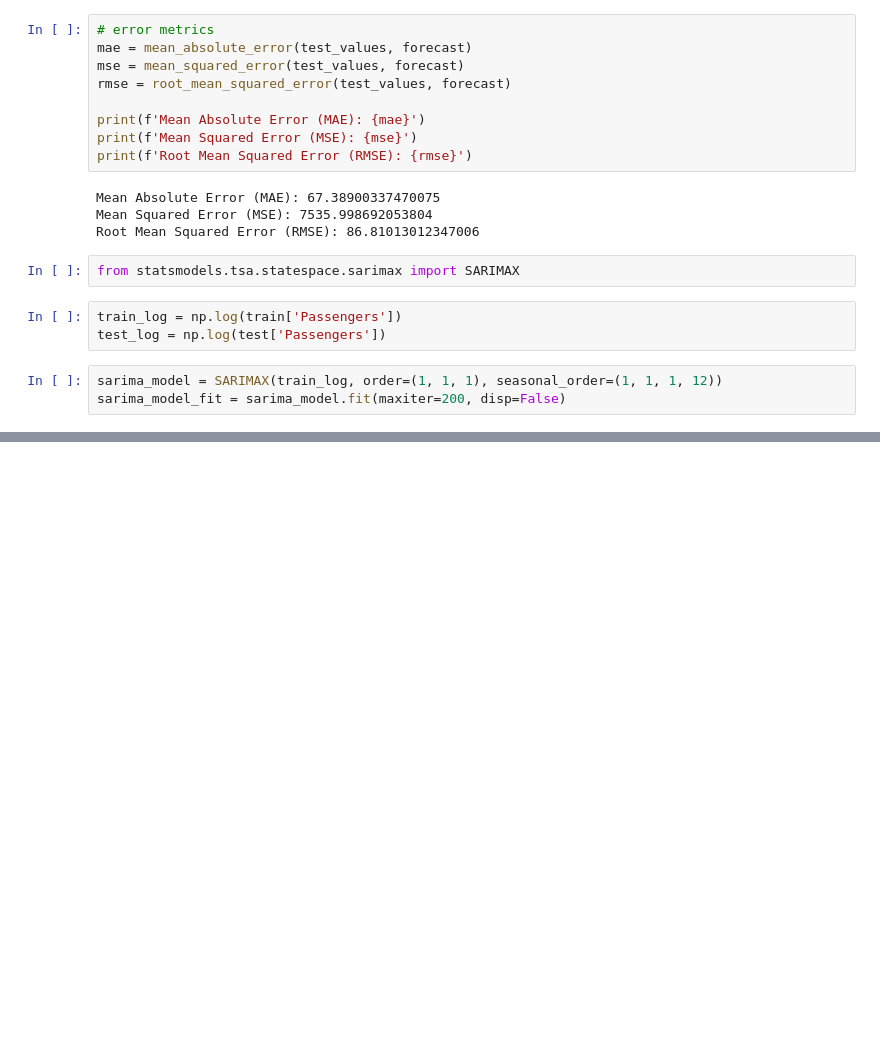
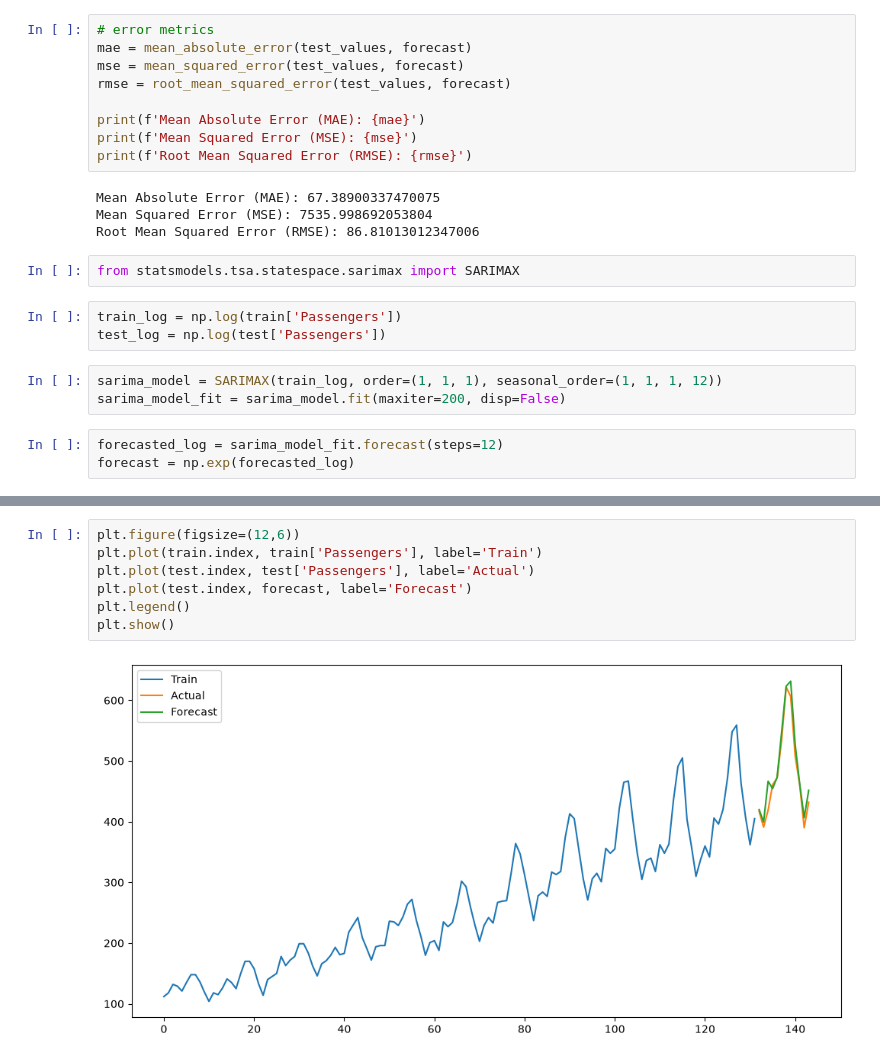
Before and after one commit to Dilshan7704/Air-Passengers-Time-Series-Forecasting-ML, a Jupyter notebook: src/model_training.ipynb, the cells around one changed output, grey strips where cells are left out. Drawn from its saved outputs; the diff is of its cells as text; blank space fills up the shorter version.

```diff
--- a/src/model_training.ipynb
+++ b/src/model_training.ipynb
@@ -72,3 +72,6 @@ test_log = np.log(test['Passengers'])
 # %%
 sarima_model = SARIMAX(train_log, order=(1, 1, 1), seasonal_order=(1, 1, 1, 12))
 sarima_model_fit = sarima_model.fit(maxiter=200, disp=False)
+# %%
+forecasted_log = sarima_model_fit.forecast(steps=12)
+forecast = np.exp(forecasted_log)
@@ -74,0 +96,9 @@ sarima_model_fit = sarima_model.fit(maxiter=200, disp=False)
+# %%
+plt.figure(figsize=(12,6))
+plt.plot(train.index, train['Passengers'], label='Train')
+plt.plot(test.index, test['Passengers'], label='Actual')
+plt.plot(test.index, forecast, label='Forecast')
+plt.legend()
+plt.show()
+# %% [output]
+[figure, added]
```
Also changed, not shown: parts of 2 cells of this notebook.
